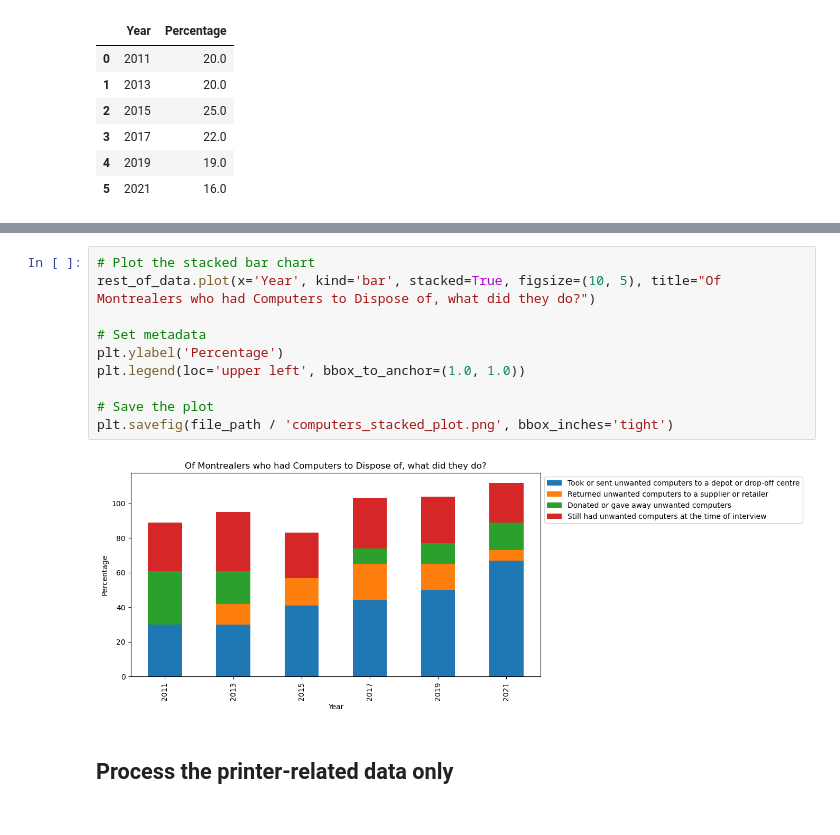
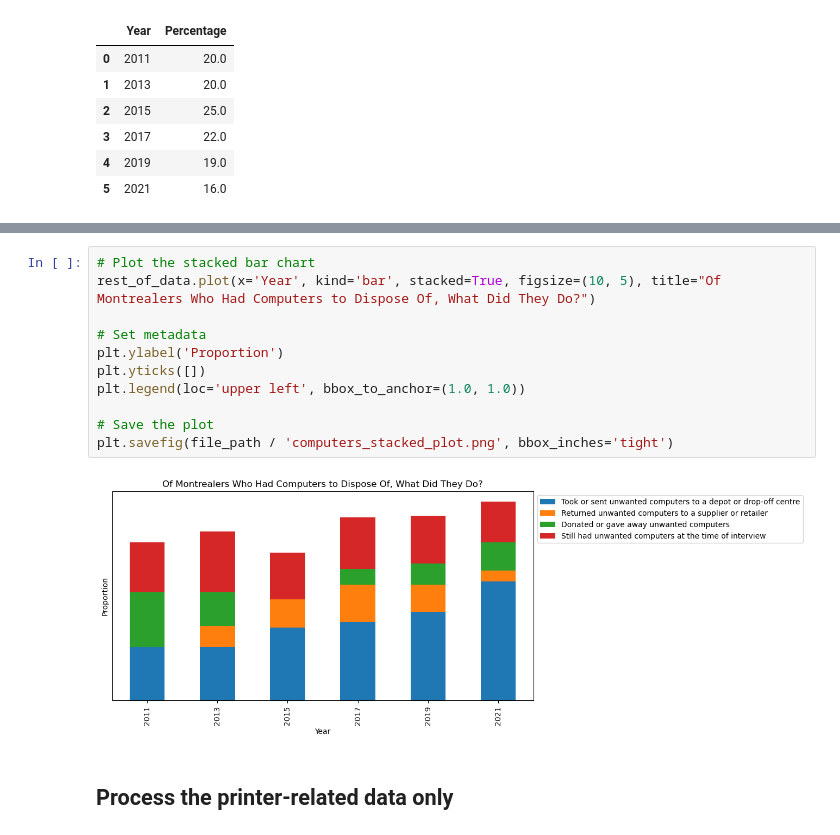
Before and after one commit to BlackSound1/SUST601-Project, a Jupyter notebook: e_waste.ipynb, the cells around one changed output, grey strips where cells are left out. Cells and saved outputs as stored; diff of their text form.

```diff
--- a/e_waste.ipynb
+++ b/e_waste.ipynb
@@ -192,16 +192,17 @@ rest_of_data
 | 6 | 2021 | 67.0 | 6.0 | 16.0 | 23.0 |
 # %%
 # Plot the stacked bar chart
-rest_of_data.plot(x='Year', kind='bar', stacked=True, figsize=(10, 5), title="Of Montrealers who had Computers to Dispose of, what did they do?")
+rest_of_data.plot(x='Year', kind='bar', stacked=True, figsize=(10, 5), title="Of Montrealers Who Had Computers to Dispose Of, What Did They Do?")
 
 # Set metadata
-plt.ylabel('Percentage')
+plt.ylabel('Proportion')
+plt.yticks([])
 plt.legend(loc='upper left', bbox_to_anchor=(1.0, 1.0))
 
 # Save the plot
 plt.savefig(file_path / 'computers_stacked_plot.png', bbox_inches='tight')
 # %% [output]
-[figure, old version]
+[figure, new version]
 # %% [markdown]
 ## Process the printer-related data only
 # %%
```
Also changed, not shown: parts of 15 cells of this notebook, 16 other files.
